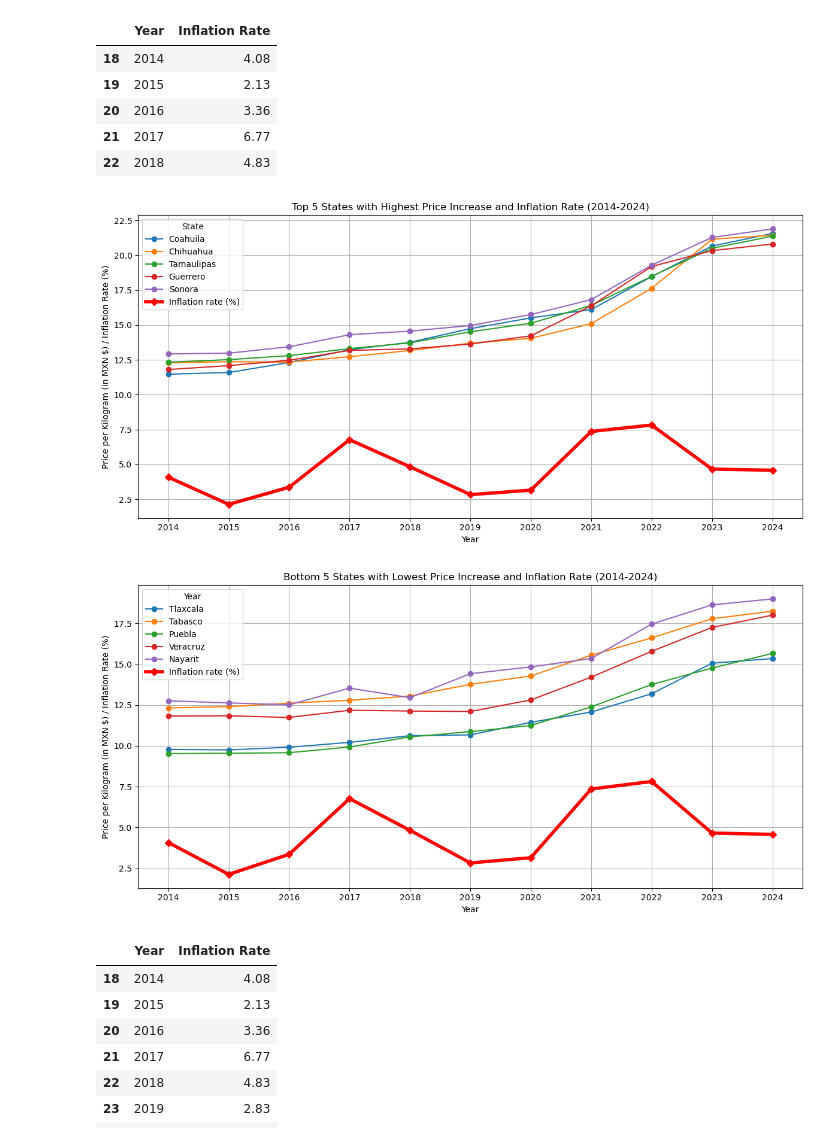
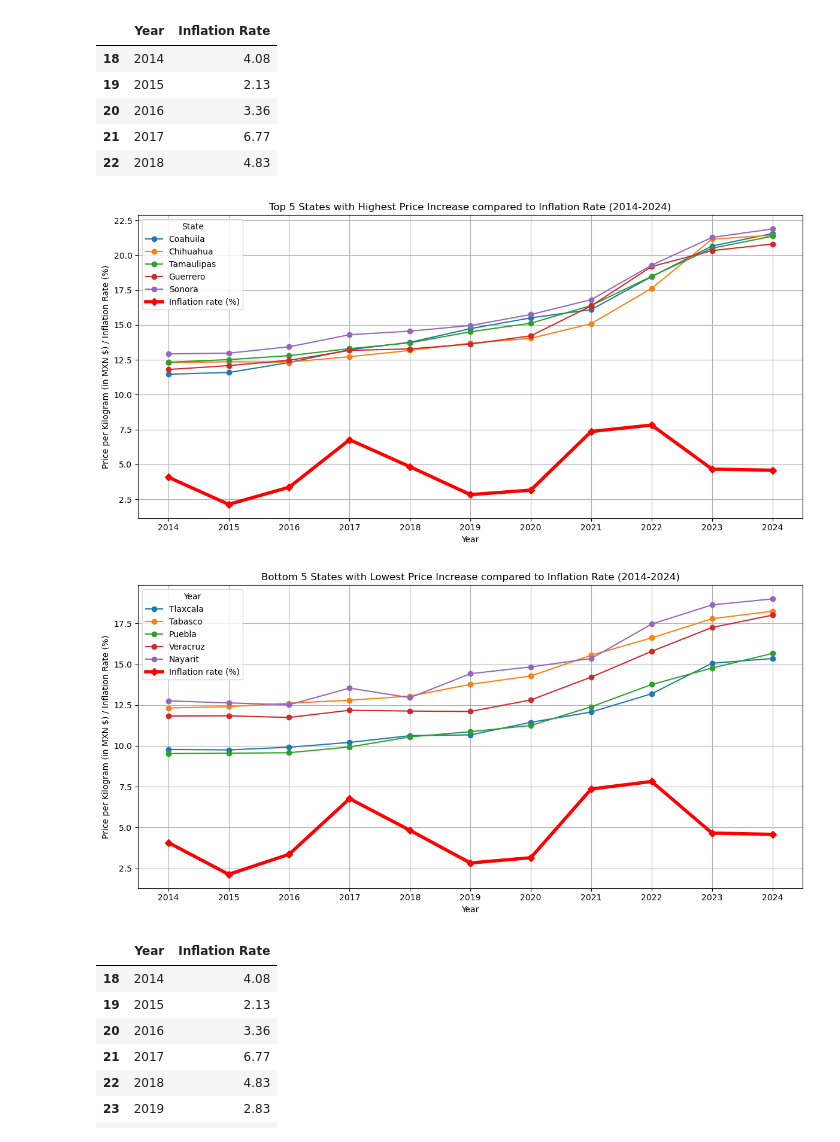
Before and after one commit to Josemarome/Project_1, a Jupyter notebook: 1_Tortilla_Price.ipynb, the cells around one changed output. Cells and saved outputs as stored; diff of their text form; code cells hidden in the pictures.

```diff
--- a/1_Tortilla_Price.ipynb
+++ b/1_Tortilla_Price.ipynb
@@ -317,31 +317,31 @@ DataFrame Historic Inflation Rate
 # %%
 # Plotting the previous chart of TOP 5 States but adding the inflation increase rate to be able to compare the lines
 plt.figure(figsize=(12, 6))
 
 for state in top_5_increment['State']:
     state_data = grouped_2[grouped_2['State'] == state]
 
     if not state_data.empty:
         plt.plot(state_data['Year'], state_data['Price per kilogram'], marker='o', label=state)
 
 plt.plot(filter_inflacion['Year'], filter_inflacion['Inflation Rate'],
          marker='D', color='r', linewidth=4, label='Inflation rate (%)')
 
-plt.title('Top 5 States with Highest Price Increase and Inflation Rate (2014-2024)')
+plt.title('Top 5 States with Highest Price Increase compared to Inflation Rate (2014-2024)')
 plt.xlabel('Year')
 plt.ylabel('Price per Kilogram (in MXN $) / Inflation Rate (%)')
 plt.xticks(range(2014, 2025))
 plt.legend(title='State')
 plt.grid()
 plt.tight_layout()
 
 # Save the figure
 plt.savefig("Resources/Fig4.png")
 
 # Mostrar la gráfica
 plt.show()
 # %% [output]
-[figure, old version]
+[figure, new version]
 # %%
 # Plotting the previous chart of BOTTOM 5 States but adding the inflation increase rate to be able to compare the line
 plt.figure(figsize=(12, 6))
@@ -359,7 +359,7 @@ plt.plot(filter_inflacion['Year'], filter_inflacion['Inflation Rate'],
          marker='D', color='r', linewidth=4, label='Inflation rate (%)')
 
 # Añadir detalles a la gráfica
-plt.title('Bottom 5 States with Lowest Price Increase and Inflation Rate (2014-2024)')
+plt.title('Bottom 5 States with Lowest Price Increase compared to Inflation Rate (2014-2024)')
 plt.xlabel('Year')
 plt.ylabel('Price per Kilogram (in MXN $) / Inflation Rate (%)')
 plt.xticks(range(2014, 2025))
@@ -374,7 +374,7 @@ plt.savefig("Resources/Fig5.png")
 # Mostrar la gráfica
 plt.show()
 # %% [output]
-[figure, old version]
+[figure, new version]
 # %%
 #renaming the inflation DF to be able to merge DFS
 new_filter_inflacion = filter_inflacion.rename(columns={'Año': 'Year'}).copy()
```
Also changed, not shown: parts of 1 cell of this notebook, 11 other files.
